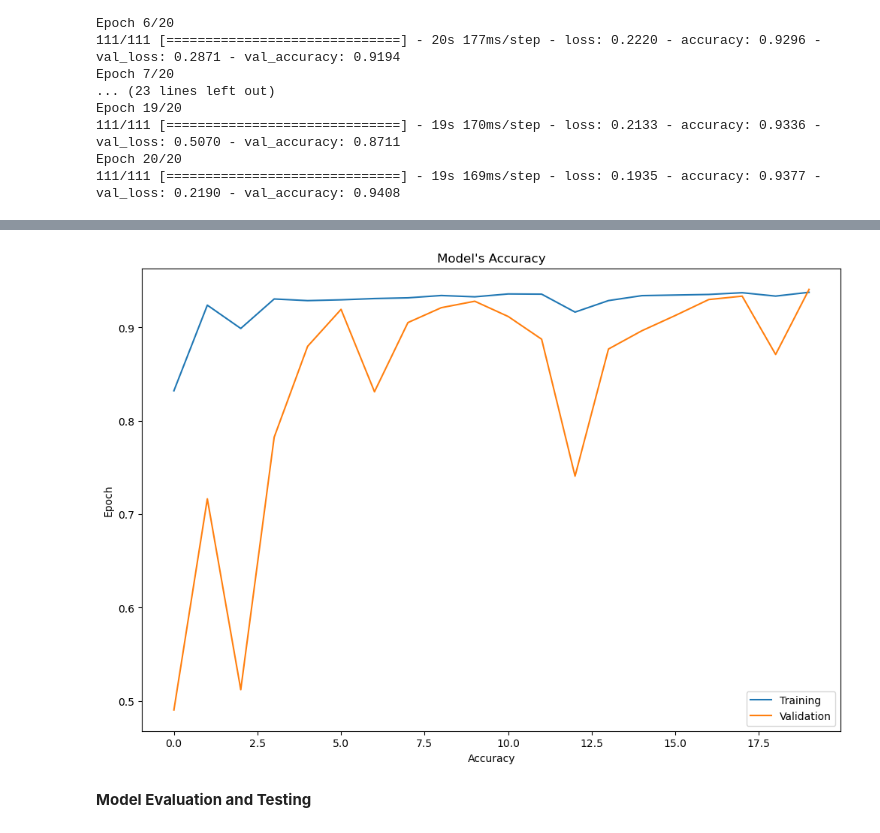
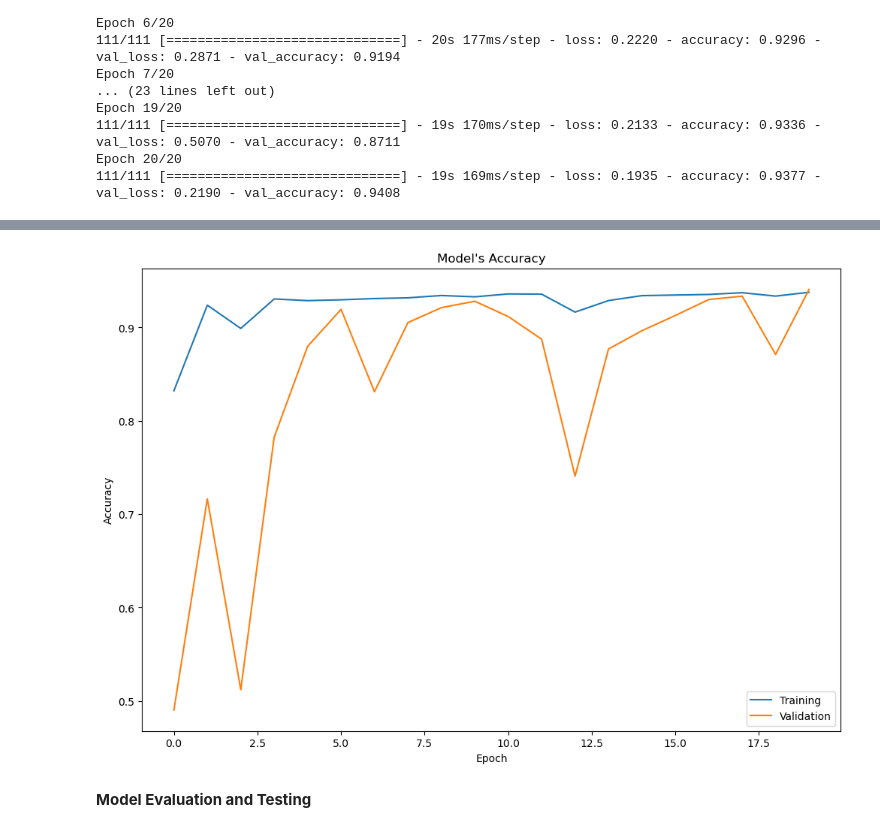
Before and after one commit to DangGiaChi/Deep-Learning-for-Computer-Vision-with-Python-and-TensorFlow-Course, a Jupyter notebook: Malaria_Detection/Malaria_Detection.ipynb, the cells around one changed output, grey strips where cells are left out. Drawn from its saved outputs; the diff is of its cells as text; code cells hidden in the pictures.

```diff
--- a/Malaria_Detection/Malaria_Detection.ipynb
+++ b/Malaria_Detection/Malaria_Detection.ipynb
@@ -396,15 +396,15 @@ plt.show();
 # %%
 plt.figure(figsize=(12,8))
 plt.plot(process.history["accuracy"])
 plt.plot(process.history["val_accuracy"])
-plt.xlabel("Accuracy")
-plt.ylabel("Epoch")
+plt.xlabel("Epoch")
+plt.ylabel("Accuracy")
 plt.legend(["Training", "Validation"])
 plt.title("Model's Accuracy")
 
 plt.show();
 # %% [output]
-[figure, old version]
+[figure, new version]
 # %% [markdown]
 **Model Evaluation and Testing**
 # %%
```
Also changed, not shown: parts of 10 cells of this notebook.
